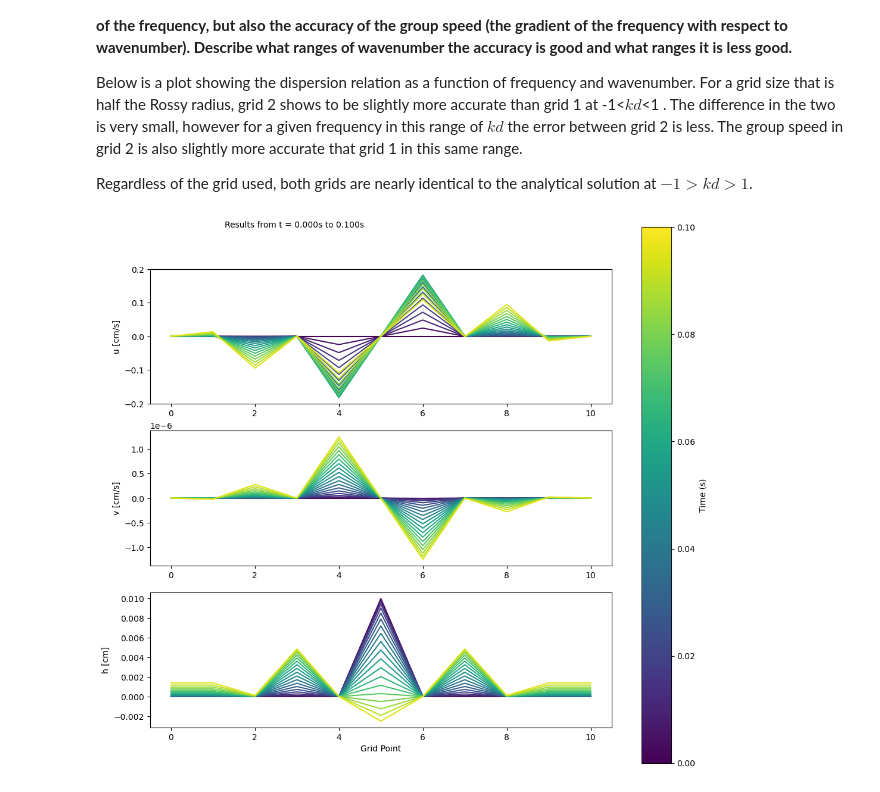
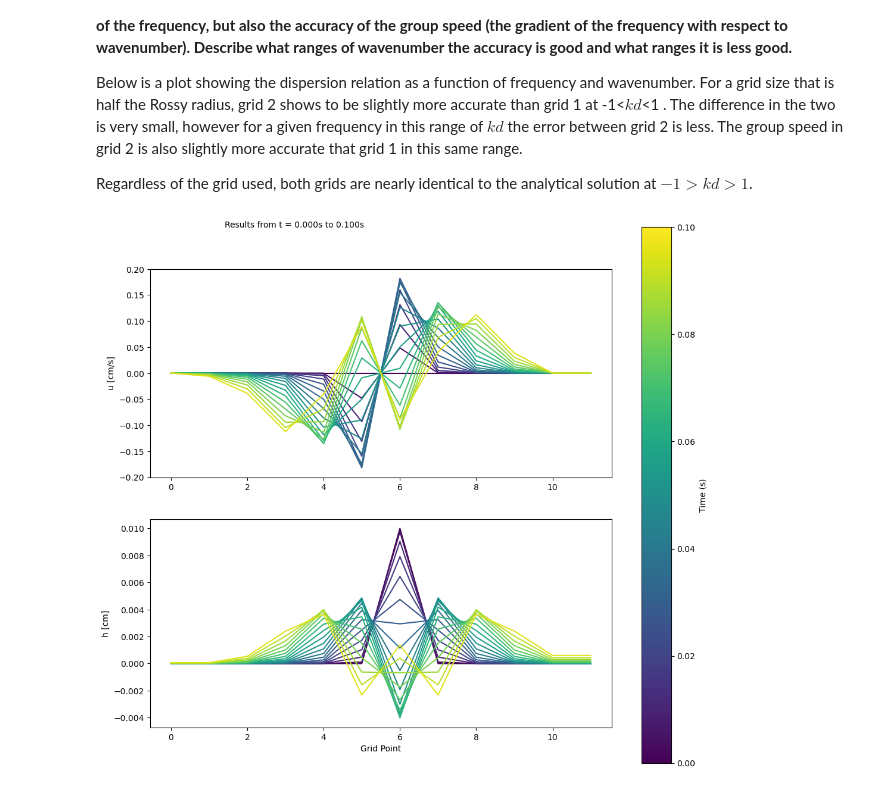
Before and after one commit to nicduboc/numeric_2024, a Jupyter notebook: notebooks/lab7/Untitled.ipynb, the cells around one changed output. Saved outputs shown, nothing was run; the diff lists cells and outputs as text; code cells hidden in the pictures.

```diff
--- a/notebooks/lab7/Untitled.ipynb
+++ b/notebooks/lab7/Untitled.ipynb
@@ -37,9 +37,9 @@ Below is a plot showing the dispersion relation as a function of frequency and w
 
 Regardless of the grid used, both grids are nearly identical to the analytical solution at $-1>kd>1$.
 # %%
-rainNoy.rain([100,11])
+rainStag.rain([100,12])
 # %% [output]
-[figure, old version]
+[figure, new version]
 # %%
 rainCopy.rain([100,11])
 # %% [output]
```
Also changed, not shown: parts of 2 cells of this notebook, 2 other files.
